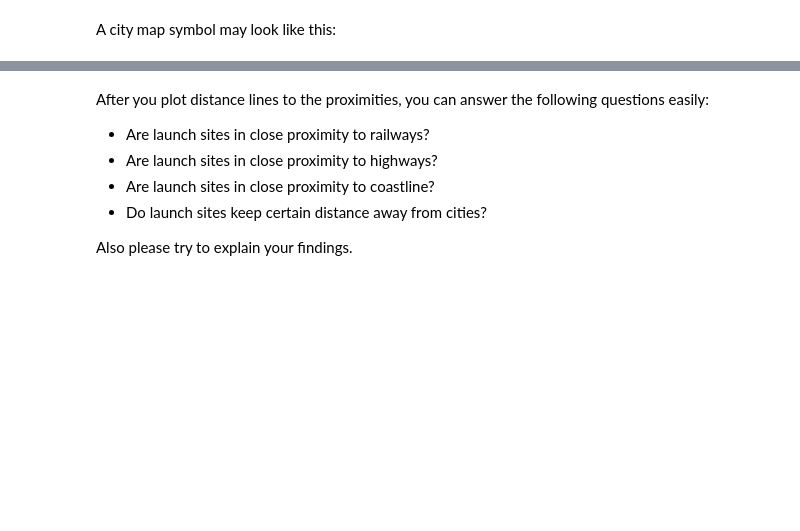
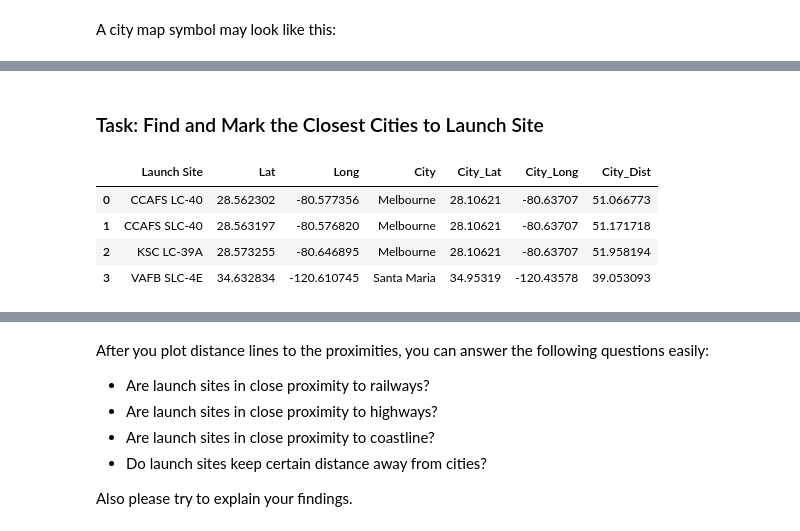
Before and after one commit to rsizem2/IBM-Data-Science-Capstone, a Jupyter notebook: notebooks/Lab 5 - Exploring Launch Sites with Folium.ipynb, the cells around one changed output, grey strips where cells are left out. Cells and saved outputs as stored; diff of their text form; code cells hidden in the pictures; blank space fills up the shorter version.

```diff
--- a/notebooks/Lab 5 - Exploring Launch Sites with Folium.ipynb
+++ b/notebooks/Lab 5 - Exploring Launch Sites with Folium.ipynb
@@ -327,12 +334,8 @@ launch_sites_df.head()
 #        html='<div style="font-size: 12; color:#d35400;"><b>%s</b></div>' % "{:10.2f} KM".format(distance),
 #        )
 #    )
-# CCAFS LC-40 [28.56230197, -80.57735648]
-# CCAFS SLC-40 [28.56319718, -80.57682003]
-# KSC LC-39A [28.57325457, -80.64689529]
-# VAFB SLC-4E [34.63283416, -120.6107455]
 
-for index, row in launch_sites_df[['coastline_lat', 'coastline_long', 'distances']].iterrows():
+for index, row in temp_df[['Coast_Lat', 'Coast_Long', 'Coast_Dist']].iterrows():
     lat, long, dist = row
     site_map.add_child(
         folium.Marker(
@@ -353,7 +356,7 @@ site_map
 # %%
 # Create a `folium.PolyLine` object using the coastline coordinates and launch site coordinate
 # lines=folium.PolyLine(locations=coordinates, weight=1)
-for index, row in launch_sites_df[['Lat', 'Long', 'coastline_lat', 'coastline_long', 'distances']].iterrows():
+for index, row in temp_df[['Lat', 'Long', 'Coast_Lat', 'Coast_Long', 'Coast_Dist']].iterrows():
     lat, long, coast_lat, coast_long, dist = row
     site_map.add_child(
         folium.PolyLine(locations=[[lat, long],[coast_lat, coast_long]], weight=1)
@@ -398,0 +394,24 @@ A city map symbol may look like this:
+# %% [markdown]
+### Task: Find and Mark the Closest Cities to Launch Site
+# %%
+# Closests cities to each launch site
+temp_df = launch_sites_df.copy()
+temp_df['City'] = ['Melbourne','Melbourne','Melbourne', 'Santa Maria']
+temp_df['City_Lat'] = [28.10621, 28.10621, 28.10621, 34.95319]
+temp_df['City_Long'] = [-80.63707, -80.63707,-80.63707,-120.43578]
+
+city_distances = list()
+for index, row in temp_df[['Lat','Long','City_Lat', 'City_Long']].iterrows():
+    x,y,z,w = row
+    city_distances.append(
+        calculate_distance(x,y,z,w)
+    )
+
+temp_df['City_Dist'] = city_distances
+temp_df
+# %% [output]
+|  | Launch Site | Lat | Long | City | City_Lat | City_Long | City_Dist |
+| 0 | CCAFS LC-40 | 28.562302 | -80.577356 | Melbourne | 28.10621 | -80.63707 | 51.066773 |
+| 1 | CCAFS SLC-40 | 28.563197 | -80.576820 | Melbourne | 28.10621 | -80.63707 | 51.171718 |
+| 2 | KSC LC-39A | 28.573255 | -80.646895 | Melbourne | 28.10621 | -80.63707 | 51.958194 |
+| 3 | VAFB SLC-4E | 34.632834 | -120.610745 | Santa Maria | 34.95319 | -120.43578 | 39.053093 |
```
Also changed, not shown: parts of 14 cells of this notebook, 3 other files.
